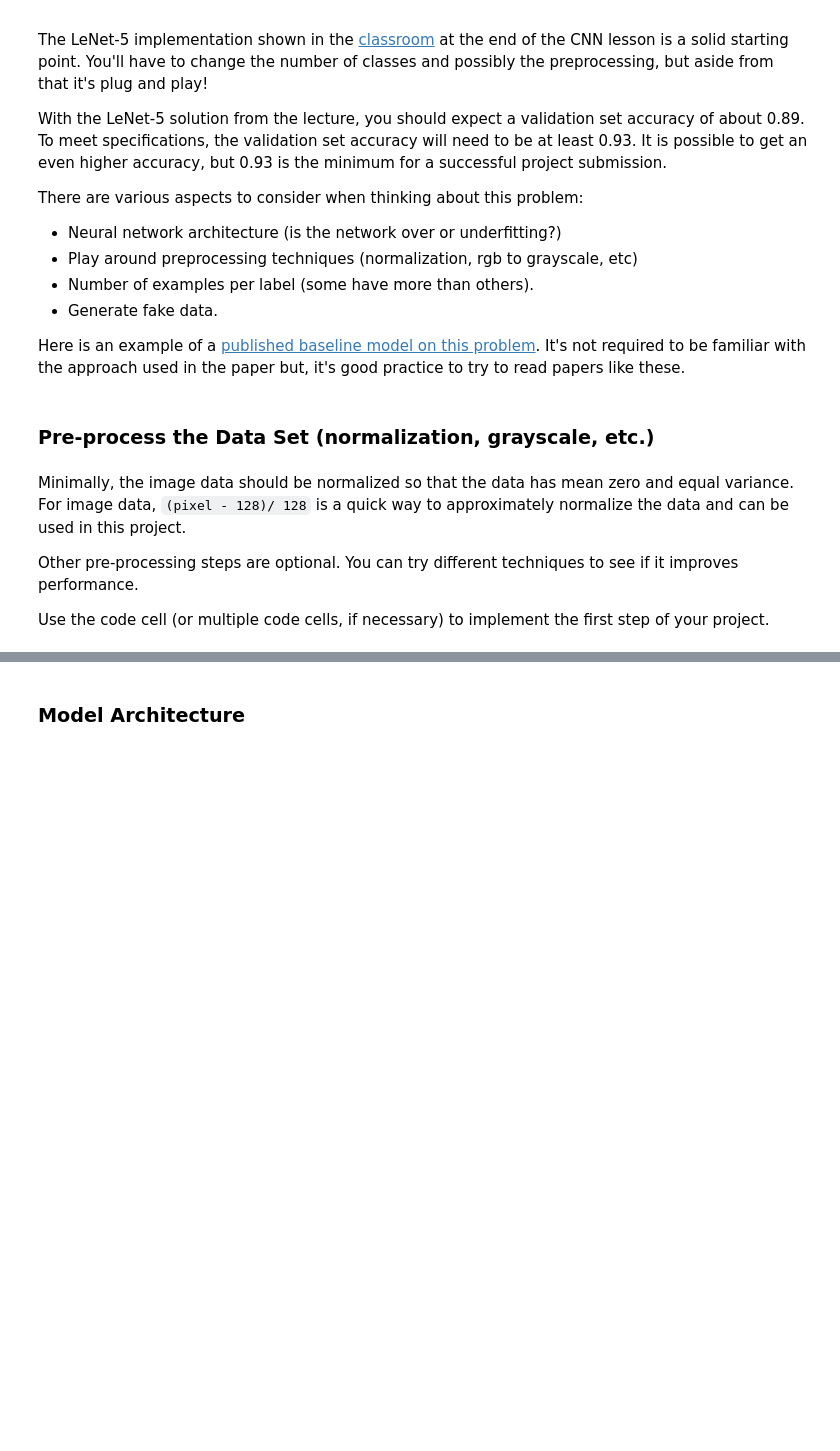
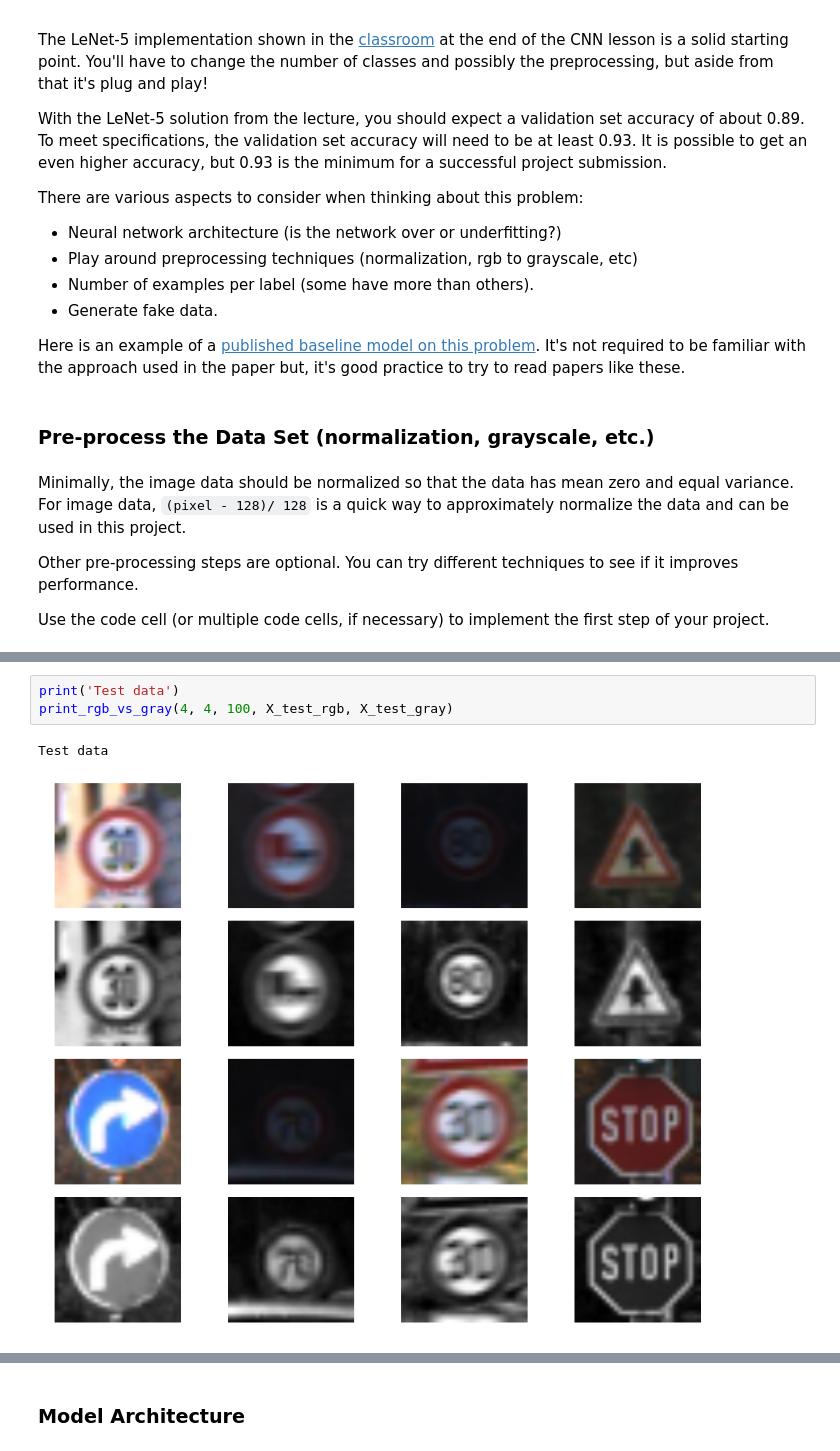
Before and after one commit to ccerrato147/CarND-Traffic-Sign-Classifier-Project, a Jupyter notebook: Traffic_Sign_Classifier.ipynb, the cells around one changed output, grey strips where cells are left out. Cells and saved outputs as stored; diff of their text form; blank space fills up the shorter version.

```diff
--- a/Traffic_Sign_Classifier.ipynb
+++ b/Traffic_Sign_Classifier.ipynb
@@ -174,0 +233,6 @@ Use the code cell (or multiple code cells, if necessary) to implement the first
+# %%
+print('Test data')
+print_rgb_vs_gray(4, 4, 100, X_test_rgb, X_test_gray)
+# %% [output]
+Test data
+[figure, added]
```
Also changed, not shown: parts of 28 cells of this notebook, 10 other files.
